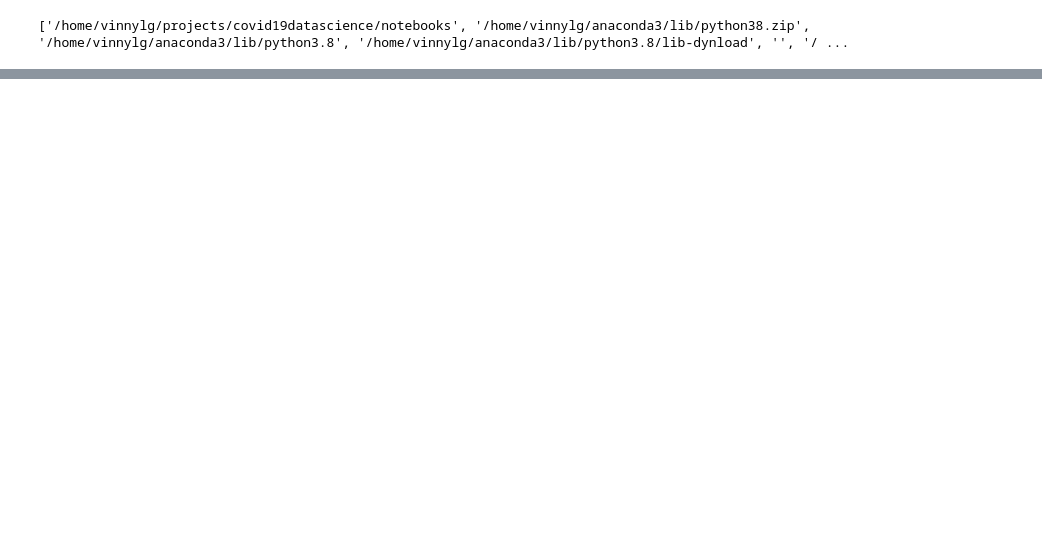
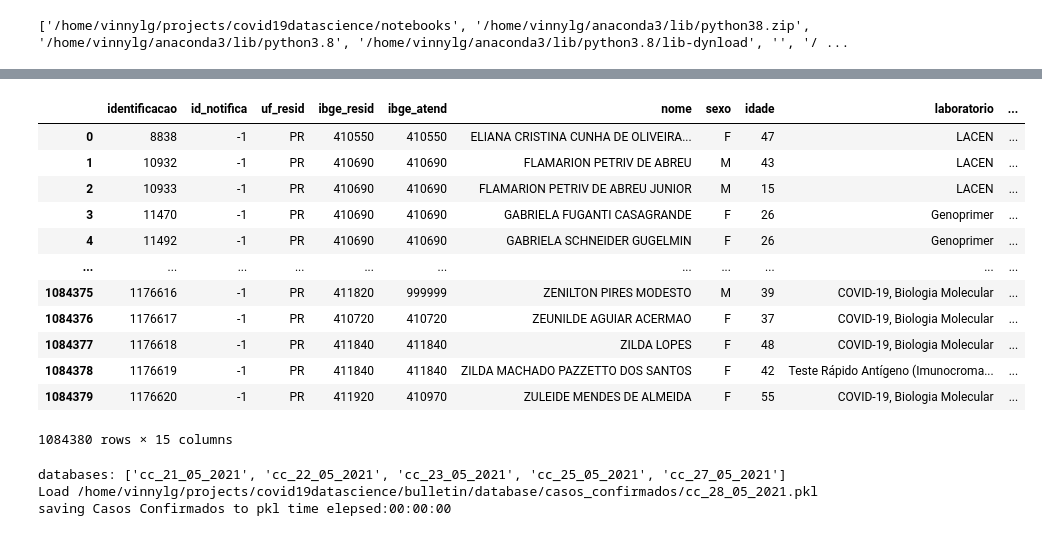
Before and after one commit to vinnylg/covid19datascience, a Jupyter notebook: notebooks/merge_access.ipynb, the cells around one changed output, grey strips where cells are left out. Cells and saved outputs as stored; diff of their text form; code cells hidden in the pictures; blank space fills up the shorter version.

```diff
--- a/notebooks/merge_access.ipynb
+++ b/notebooks/merge_access.ipynb
@@ -507,0 +81,13 @@ writer.save()
+# %%
+casosct = casost.copy()
+
+casosct['evolucao'] = 3
+casosct.loc[casosct['obito']=='SIM','evolucao'] = 2
+casosct.loc[(casosct['obito']!='SIM')&(casosct['status'].notna()),'evolucao'] = 1
+# %%
+casosct.loc[casosct['obito']=='SIM','data_evolucao'] = casosct.loc[casosct['obito']=='SIM','dt_obito']
+casosct.loc[(casosct['obito']!='SIM')&(casosct['status'].notna()),'data_evolucao'] = casosct.loc[(casosct['obito']!='SIM')&(casosct['status'].notna()),'dt_atualizacao']
+# %%
+casosct.loc[casosct['obito']=='SIM','data_com_evolucao'] = casosct.loc[casosct['obito']=='SIM','dt_com_obito']
+casosct.loc[(casosct['obito']=='SIM')&(casosct['data_com_evolucao'].isna()),'data_com_evolucao'] = casosct.loc[(casosct['obito']=='SIM')&(casosct['data_com_evolucao'].isna()),'dt_obito']
+casosct.loc[(casosct['obito']!='SIM')&(casosct['status'].notna()),'data_com_evolucao'] = casosct.loc[(casosct['obito']!='SIM')&(casosct['status'].notna()),'dt_com_recuperado']
@@ -507,0 +102,18 @@ writer.save()
+# %%
+casosct['uf_resid'] = 'PR'
+casosct['ibge_res_pr'] = casosct['ibge_res_pr'].apply(int)
+casosct.loc[casosct['ibge_res_pr']==999999,'uf_resid'] = casosct.loc[casosct['ibge_res_pr']==999999,'mun_resid'].apply(lambda x: x.split('/')[-1])
+casosct.loc[casosct['ibge_res_pr']==999999,'mun_resid'] = casosct.loc[casosct['ibge_res_pr']==999999,'mun_resid'].apply(lambda x: x.split('/')[0])
+
+casos_fora = pd.merge(casosct.loc[casosct['ibge_res_pr']==999999].drop(columns=['ibge_res_pr']),municipios[['ibge','mun_resid','uf']].rename(columns={'uf':'uf_resid','ibge':'ibge_res_pr'}), on=['mun_resid','uf_resid'], how='left')
+# casos_fora.loc[casos_fora['ibge_res_pr'].isna(),'excluir'] = 'SIM'
+casos_fora.loc[casos_fora['ibge_res_pr'].isna(),'ibge_res_pr'] = 999999
+casos_fora = casos_fora.set_index('identificacao')
+casosct = casosct.set_index('identificacao')
+casosct.update(casos_fora)
+
+casosct = casosct.reset_index()
+
+casosct['ibge_res_pr'] = casosct['ibge_res_pr'].apply(int)
+casosct['idade'] = casosct['idade'].astype(int)
+casosct
@@ -507,0 +142,31 @@ writer.save()
+# %%
+casosct['id_notifica'] = -1
+casosct['ibge_resid'] = casosct['ibge_res_pr']
+casosct['ibge_atend'] = casosct['ibge_atend_pr'].apply(int)
+casosct['comunicacao'] = casosct['dt_notificacao']
+casosct['is'] = casosct['dt_inicio_sintomas']
+
+casosct = casosct[['identificacao', 'id_notifica', 'uf_resid', 'ibge_resid', 'ibge_atend', 'nome', 'sexo', 'idade', 'laboratorio', 'dt_diag', 'comunicacao', 'is', 'evolucao', 'data_evolucao', 'data_com_evolucao']]
+casosct
+# %% [output]
+|  | identificacao | id_notifica | uf_resid | ibge_resid | ibge_atend | nome | sexo | idade | laboratorio | ... |
+| 0 | 8838 | -1 | PR | 410550 | 410550 | ELIANA CRISTINA CUNHA DE OLIVEIRA... | F | 47 | LACEN | ... |
+| 1 | 10932 | -1 | PR | 410690 | 410690 | FLAMARION PETRIV DE ABREU | M | 43 | LACEN | ... |
+| 2 | 10933 | -1 | PR | 410690 | 410690 | FLAMARION PETRIV DE ABREU JUNIOR | M | 15 | LACEN | ... |
+| 3 | 11470 | -1 | PR | 410690 | 410690 | GABRIELA FUGANTI CASAGRANDE | F | 26 | Genoprimer | ... |
+| 4 | 11492 | -1 | PR | 410690 | 410690 | GABRIELA SCHNEIDER GUGELMIN | F | 26 | Genoprimer | ... |
+| ... | ... | ... | ... | ... | ... | ... | ... | ... | ... | ... |
+| 1084375 | 1176616 | -1 | PR | 411820 | 999999 | ZENILTON PIRES MODESTO | M | 39 | COVID-19, Biologia Molecular | ... |
+| 1084376 | 1176617 | -1 | PR | 410720 | 410720 | ZEUNILDE AGUIAR ACERMAO | F | 37 | COVID-19, Biologia Molecular | ... |
+| 1084377 | 1176618 | -1 | PR | 411840 | 411840 | ZILDA LOPES | F | 48 | COVID-19, Biologia Molecular | ... |
+| 1084378 | 1176619 | -1 | PR | 411840 | 411840 | ZILDA MACHADO PAZZETTO DOS SANTOS | F | 42 | Teste Rápido Antígeno (Imunocroma... | ... |
+| 1084379 | 1176620 | -1 | PR | 411920 | 410970 | ZULEIDE MENDES DE ALMEIDA | F | 55 | COVID-19, Biologia Molecular | ... |
+1084380 rows × 15 columns
+# %%
+cc = CasosConfirmados()
+cc.df = casosct
+cc.save('cc_28_05_2021')
+# %% [output]
+databases: ['cc_21_05_2021', 'cc_22_05_2021', 'cc_23_05_2021', 'cc_25_05_2021', 'cc_27_05_2021']
+Load /home/vinnylg/projects/covid19datascience/bulletin/database/casos_confirmados/cc_28_05_2021.pkl
+saving Casos Confirmados to pkl time elepsed:00:00:00
```
Also changed, not shown: parts of 51 cells of this notebook, 6 other files.
